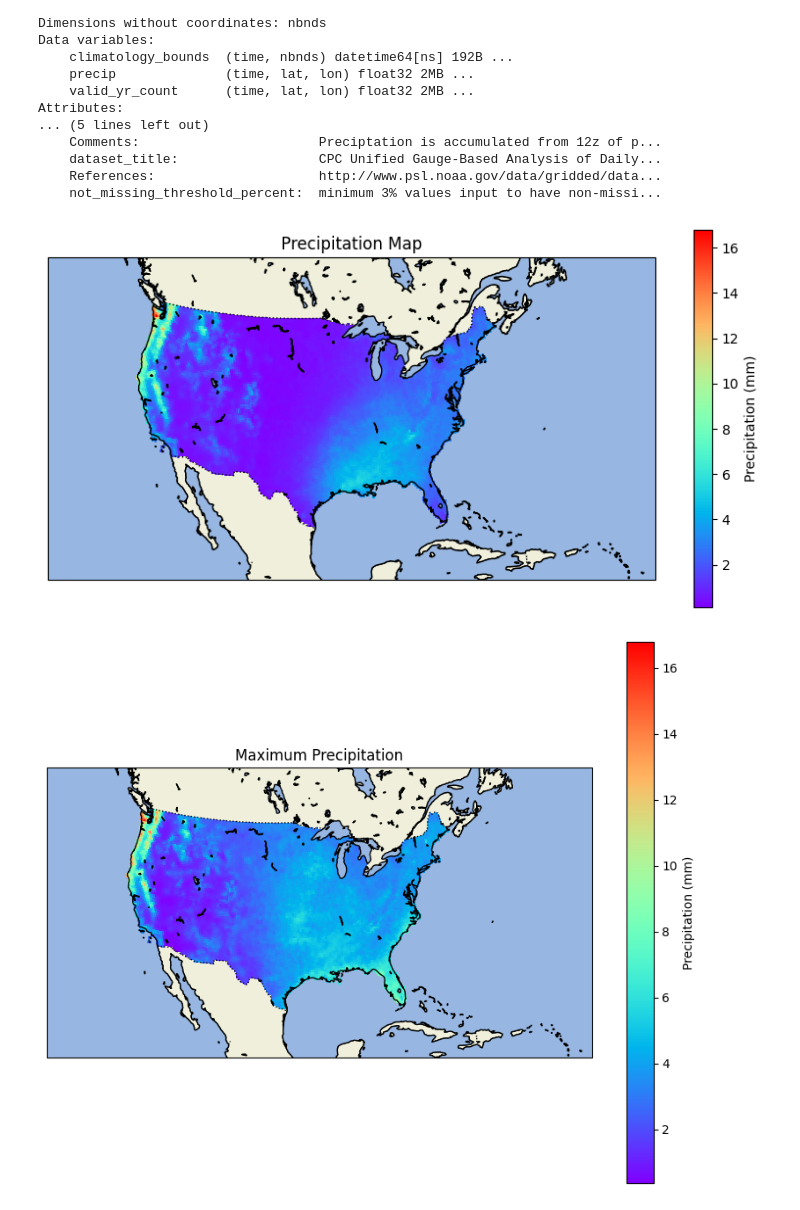
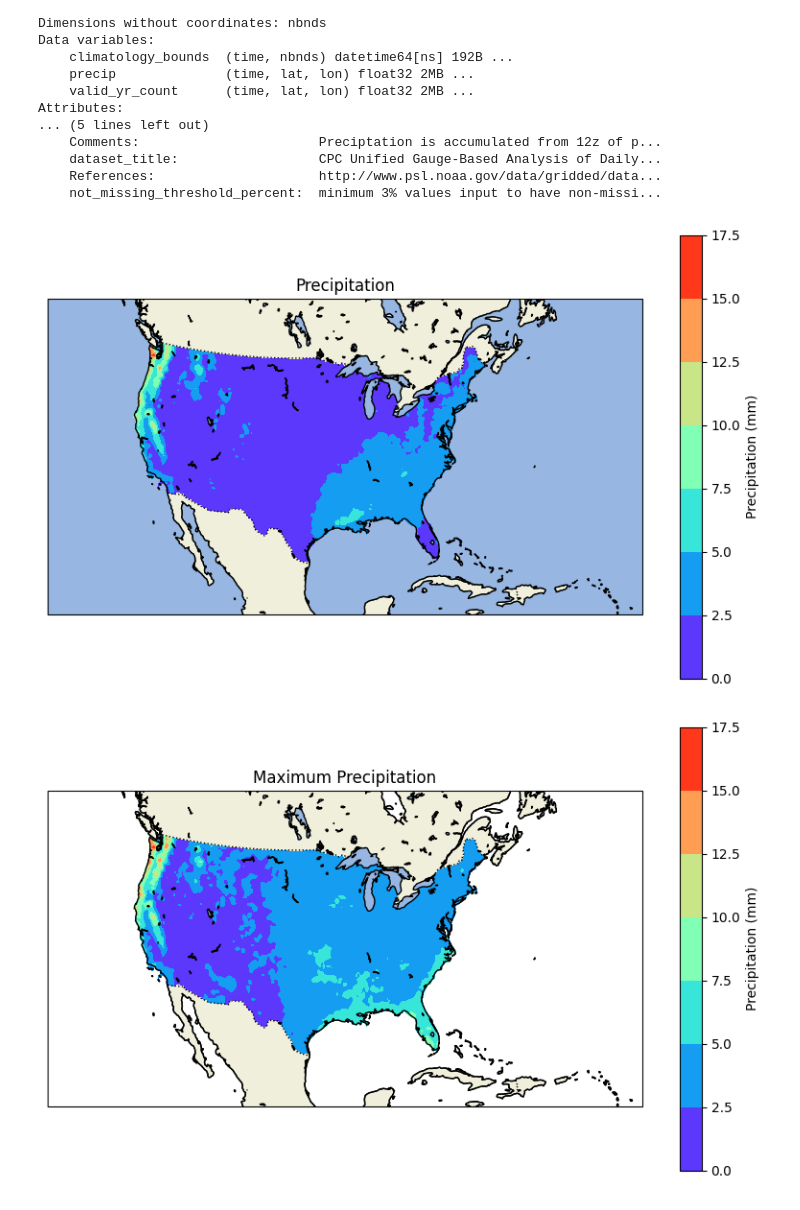
Before and after one commit to Kduff2/LandslideProject, a Jupyter notebook: term_paper.ipynb, the cells around one changed output. Cells and saved outputs as stored; diff of their text form; code cells hidden in the pictures.

```diff
--- a/term_paper.ipynb
+++ b/term_paper.ipynb
@@ -220,65 +165,54 @@ Attributes:
     dataset_title:                  CPC Unified Gauge-Based Analysis of Daily...
     References:                     http://www.psl.noaa.gov/data/gridded/data...
     not_missing_threshold_percent:  minimum 3% values input to have non-missi...
+# %%
+lat = data.variables['lat'][:]
+lon = data.variables['lon'][:]
+time = data.variables['time'][:]
+precip = data.variables['precip'][:]
 # %%
-
 import matplotlib.pyplot as plt
 import cartopy.crs as ccrs
 import cartopy.feature as cfeature
 
-# Set up the map projection and figure
-fig = plt.figure(figsize=(10, 5))
+fig = plt.figure(figsize=(10, 6))
 ax = fig.add_subplot(1, 1, 1, projection=ccrs.AlbersEqualArea(central_longitude=-99, central_latitude=35))
-
-# Add features to the map
 ax.add_feature(cfeature.LAND, edgecolor='black')
 ax.add_feature(cfeature.OCEAN)
 ax.add_feature(cfeature.COASTLINE)
 ax.add_feature(cfeature.BORDERS, linestyle=':')
 ax.add_feature(cfeature.LAKES, edgecolor='black')
 
-# Plot precipitation data
-pc = ax.pcolormesh(lon, lat, precip[0, :, :], transform=ccrs.PlateCarree(), cmap='rainbow', shading='auto')
 
-# Add a colorbar
-cbar = plt.colorbar(pc, ax=ax, orientation='vertical')
-cbar.set_label('Precipitation (mm)')
-
-# Set the title and labels
-ax.set_title('Precipitation Map')
-ax.set_xlabel('Longitude')
-ax.set_ylabel('Latitude')
-
-# Show the plot
+plt.contourf(lon, lat, precip[0, :, :], transform=ccrs.PlateCarree(), cmap='rainbow')
+plt.colorbar(label='Precipitation (mm)')
+plt.title('Precipitation')
+plt.xlabel('Longitude')
+plt.ylabel('Latitude')
 plt.show()
 # %% [output]
-[figure, old version]
+[figure, new version]
 # %%
+import numpy as np
+max_precip = np.max(precip, axis=0)
 
-import matplotlib.pyplot as plt
-import cartopy.crs as ccrs
-import cartopy.feature as cfeature
 
-max_precip = precip.max(dim='time')
+fig = plt.figure(figsize=(10, 6))
+ax = plt.axes(projection=ccrs.AlbersEqualArea(central_longitude=-99, central_latitude=35))
 
-fig = plt.figure(figsize=(10, 8))
-ax = fig.add_subplot(1, 1, 1, projection=ccrs.AlbersEqualArea(central_longitude=-99, central_latitude=35))
+contour = ax.contourf(lon, lat, max_precip, cmap='rainbow', transform=ccrs.PlateCarree())
+plt.colorbar(contour, ax=ax, label='Precipitation (mm)')
 
-# Add features to the map
 ax.add_feature(cfeature.LAND, edgecolor='black')
-ax.add_feature(cfeature.OCEAN)
+ax.add_feature(cfeature.COASTLINE)
 ax.add_feature(cfeature.BORDERS, linestyle=':')
-ax.add_feature(cfeature.COASTLINE)
 ax.add_feature(cfeature.LAKES, edgecolor='black')
 
-# Add the precipitation data
-precipitation_plot = max_precip.plot(ax=ax, transform=ccrs.PlateCarree(), cmap='rainbow',
-                                            cbar_kwargs={'label': 'Precipitation (mm)'})
-
-# Set title and labels
 ax.set_title('Maximum Precipitation')
+plt.xlabel('Longitude')
+plt.ylabel('Latitude')
 
 plt.show()
 # %% [output]
-[figure, old version]
+[figure, new version]
 # %%
```
Also changed, not shown: parts of 5 cells of this notebook.
